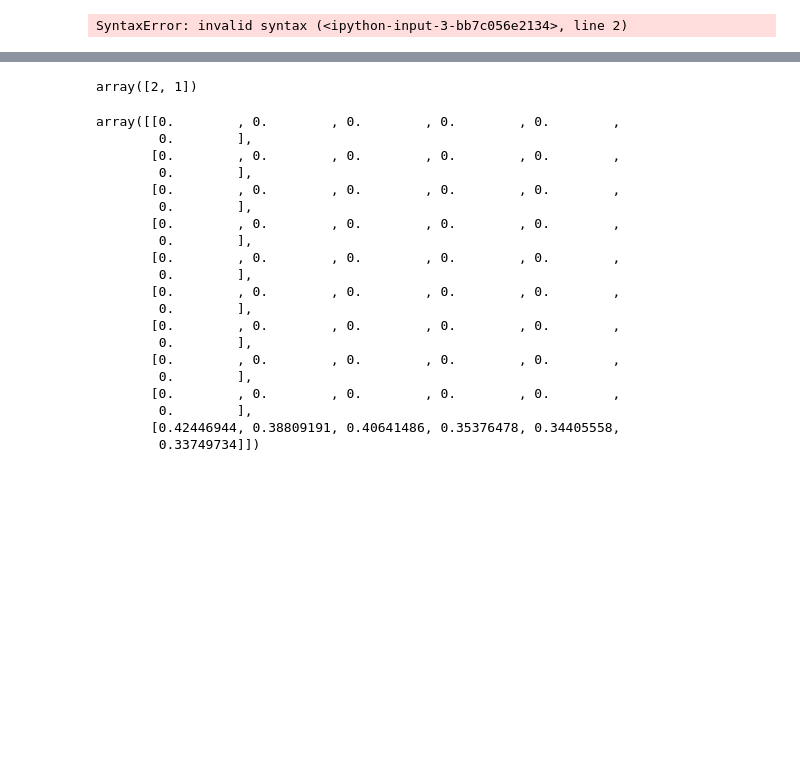
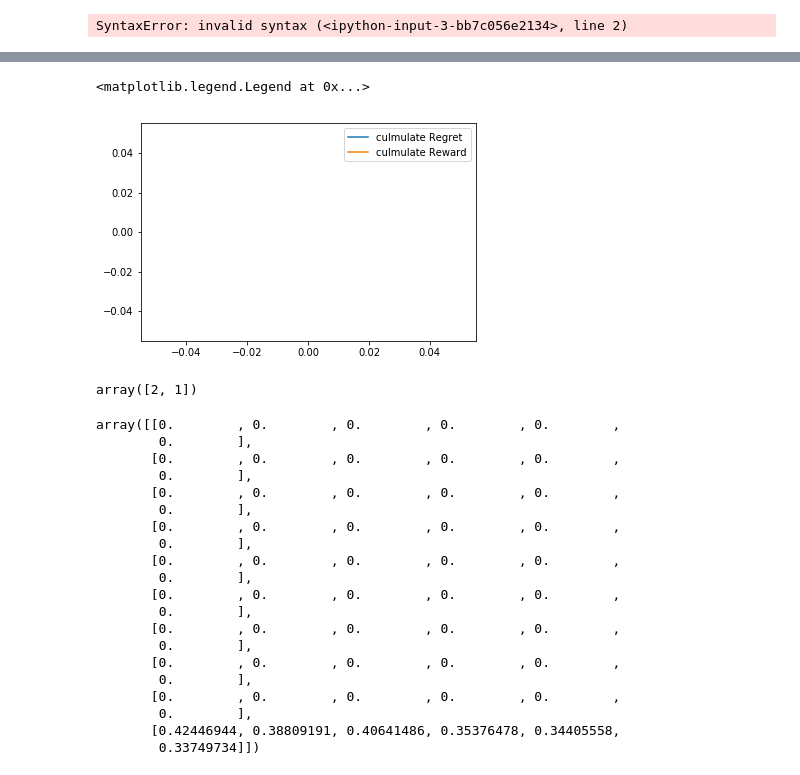
Before and after one commit to tang-ji/FNAC-recommender-systems, a Jupyter notebook: Environment.ipynb, the cells around one changed output, grey strips where cells are left out. Drawn from its saved outputs; the diff is of its cells as text; code cells hidden in the pictures; blank space fills up the shorter version.

```diff
--- a/Environment.ipynb
+++ b/Environment.ipynb
@@ -135,3 +196,10 @@ plt.legend(["culmulate Regret", "culmulate Reward"])
+# %%
+plt.plot(np.cumsum(C2.regret_history))
+plt.plot(np.cumsum(C2.reward_sum_each_step))
+plt.legend(["culmulate Regret", "culmulate Reward"])
+# %% [output]
+<matplotlib.legend.Legend at 0x...>
+[figure, added]
 # %%
 np.random.choice([1,2,3], 2, replace=False)
 # %% [output]
```
Also changed, not shown: parts of 11 cells of this notebook.
